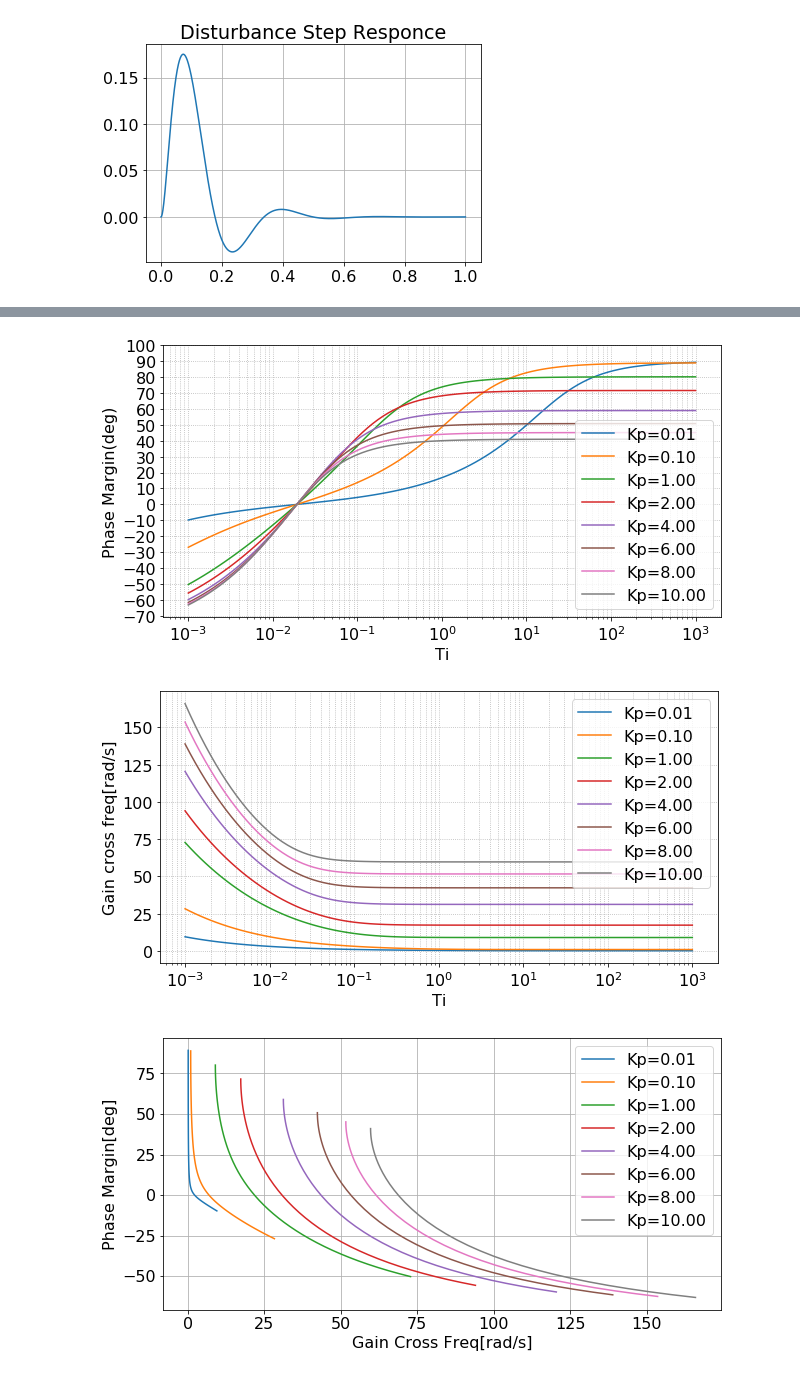
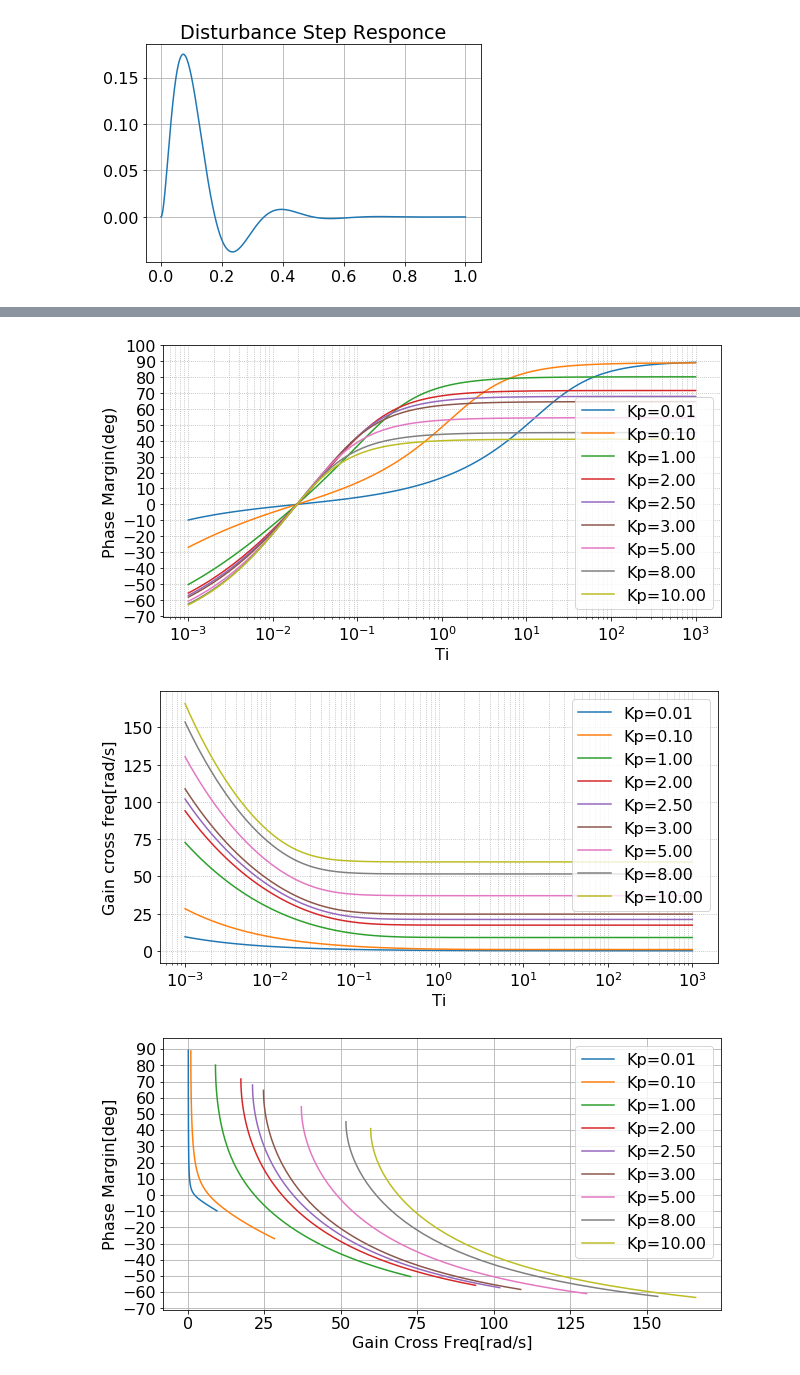
Before and after one commit to kouhei1970/fundamental_of_multicopter_control, a Jupyter notebook: sandbox/control_sandbox.ipynb, the cells around one changed output, grey strips where cells are left out. Saved outputs shown, nothing was run; the diff lists cells and outputs as text; code cells hidden in the pictures.

```diff
--- a/sandbox/control_sandbox.ipynb
+++ b/sandbox/control_sandbox.ipynb
@@ -546,7 +546,7 @@ Gain crossover frequency=     29.66rad/s
 [figure]
 # %%
 #比例制御 Ver 2
-Kp=3.7
+Kp=3.0
 cont=matlab.tf([Kp],[0,1])
 L=sysq*cont
 closesys=matlab.feedback(L)
@@ -669,7 +669,7 @@ Gain crossover frequency=     29.34rad/s
 # %%
 #PI制御 Ver 2
-Kp=5#3.75
-Ti=0.1
+Kp=1.9#3.75
+Ti=0.16
 cont=matlab.tf([Kp, Kp/Ti],[1,0])
 L=sysq*cont
 closesys=matlab.feedback(L)
@@ -693,14 +693,17 @@ ax4=fig.add_subplot(2,2,4)
 
 ax1.grid(which="both",ls=':')
 ax1.set_ylabel('Gain[dB]')
+ax1.set_yticks(np.arange(-80,41,40))
 ax1.set_title('Copter and Controller')
 
 ax2.grid(which="both",ls=':')
 ax2.set_xlabel('$\omega$[rad/s]')
 ax2.set_ylabel('Phase[deg]')
+ax2.set_yticks([-180,-90,0])
 
 ax3.grid(which="both",ls=':')
 ax3.set_ylabel('Gain[dB]')
+ax3.set_yticks(np.arange(-80,81,40))
 ax3.set_title('Open Loop')
 
 ax4.grid(which="both",ls=':')
@@ -745,14 +748,15 @@ ax5.set_title('Closed Loop')
 ax6.grid(which="both",ls=':')
 ax6.set_xlabel('$\omega$[rad/s]')
 ax6.set_ylabel('Phase[deg]')
+ax6.set_yticks([-180,-90,0])
 plt.show()
 
 
-fig3=plt.figure(figsize=(16,9))
+fig3=plt.figure(figsize=(24,4.5))
 fig3.subplots_adjust(hspace=0.3)
-ax7=fig3.add_subplot(2,2,1)
-ax8=fig3.add_subplot(2,2,2)
-ax9=fig3.add_subplot(2,2,3)
+ax7=fig3.add_subplot(1,3,1)
+ax8=fig3.add_subplot(1,3,2)
+ax9=fig3.add_subplot(1,3,3)
 
 #ステップ応答
 t=np.linspace(0,1,1000)
@@ -793,11 +797,19 @@ Phase margin= 39.06deg
 # %%
-#P制御 ゲイン余裕と位相余裕
+#P制御設計ツール 比例ゲインvsゲイン余裕と位相余裕
+
+#設計仕様
+gcd=25.0
+pmd=64.0
+
+#比例ゲイン範囲
 Kps=np.logspace(-2,2,100)
+
+#メイン
 WGC=[]
 PM=[]
 
 for Kp in Kps:
-    cont=matlab.tf([Kp, Kp/Ti],[1,0])
+    cont=Kp#matlab.tf([Kp, Kp/Ti],[1,0])
     L=sysq*cont
     #位相余裕（ゲイン余裕）
     gm, pm, wpc, wgc=matlab.margin(L)
@@ -808,11 +820,11 @@ for Kp in Kps:
 WGC=np.array(WGC)
 PM=np.array(PM)
 
-
 fig=plt.figure(figsize=(10,10))
 fig.subplots_adjust(hspace=0.3)
 ax1=fig.add_subplot(311)
 ax1.semilogx(Kps,PM)
+ax1.semilogx([Kps[0],Kps[-1]],[pmd,pmd])
 ax1.grid(which="both",ls=':')
 ax1.set_xlabel('Kp')
 #ax1.yticks([-70,-60,-50,-40,-30,-20,-10,0,10,20,30,40,50,60,70,80,90,100])
@@ -820,12 +832,14 @@ ax1.set_ylabel('Phase Margin(deg)')
 
 ax2=fig.add_subplot(312)
 ax2.semilogx(Kps,WGC)
+ax2.semilogx([Kps[0],Kps[-1]],[gcd,gcd])
 ax2.grid(which="both",ls=':')
 ax2.set_xlabel('Kp')
 ax2.set_ylabel('Gain cross freq[rad/s]')
 
 ax3=fig.add_subplot(313)
 plt.plot(WGC,PM)
+plt.plot(gcd, pmd, marker='o')
 ax3.grid()
 ax3.set_xlabel('Gain Cross Freq[rad/s]')
 ax3.set_ylabel('Phase Margin[deg]')
@@ -835,11 +849,12 @@ plt.show()
 # %%
-#PI制御 ゲイン余裕と位相余裕
-Kp=3.75
+#PI制御 設計ツール　Ver.１ ゲイン余裕と位相余裕
+#こちらよりVer２が良い
+
 Tis=np.logspace(-3,3,100)
 
 WGCS=[]
 PMS=[]
-Kps=[0.01,0.1,1,2,4,6,8,10]
+Kps=[0.01,0.1,1,2,2.5,3,5,8,10]
 
 for Kp in Kps:
     WGC=[]
@@ -863,33 +878,34 @@ for Kp in Kps:
 
 plt.figure(figsize=(10,5))
 for PM,Kp in zip(PMS,Kps):
     plt.semilogx(Tis,PM, label='Kp={:4.2f}'.format(Kp))
 
 plt.grid(which="both",ls=':')
 plt.xlabel('Ti')
 plt.yticks([-70,-60,-50,-40,-30,-20,-10,0,10,20,30,40,50,60,70,80,90,100])
 plt.ylabel('Phase Margin(deg)')
 plt.legend()
 plt.show()
 
 plt.figure(figsize=(10,5))
 for WGC,Kp in zip(WGCS,Kps):
     plt.semilogx(Tis,WGC,  label='Kp={:4.2f}'.format(Kp))
 plt.grid(which="both",ls=':')
 plt.xlabel('Ti')
 plt.ylabel('Gain cross freq[rad/s]')
 plt.legend()
 plt.show()
 
 plt.figure(figsize=(10,5))
 for WGC,PM,Kp in zip(WGCS,PMS,Kps):
     plt.plot(WGC,PM, label='Kp={:4.2f}'.format(Kp))
 plt.grid()
+plt.yticks(range(-70,91,10))
 plt.xlabel('Gain Cross Freq[rad/s]')
 plt.ylabel('Phase Margin[deg]')
 plt.legend()
 plt.show()
 # %% [output]
-[figure, old version]
+[figure, new version]
-[figure, old version]
+[figure, new version]
-[figure, old version]
+[figure, new version]
```
Also changed, not shown: parts of 8 cells of this notebook, 1 other file.
